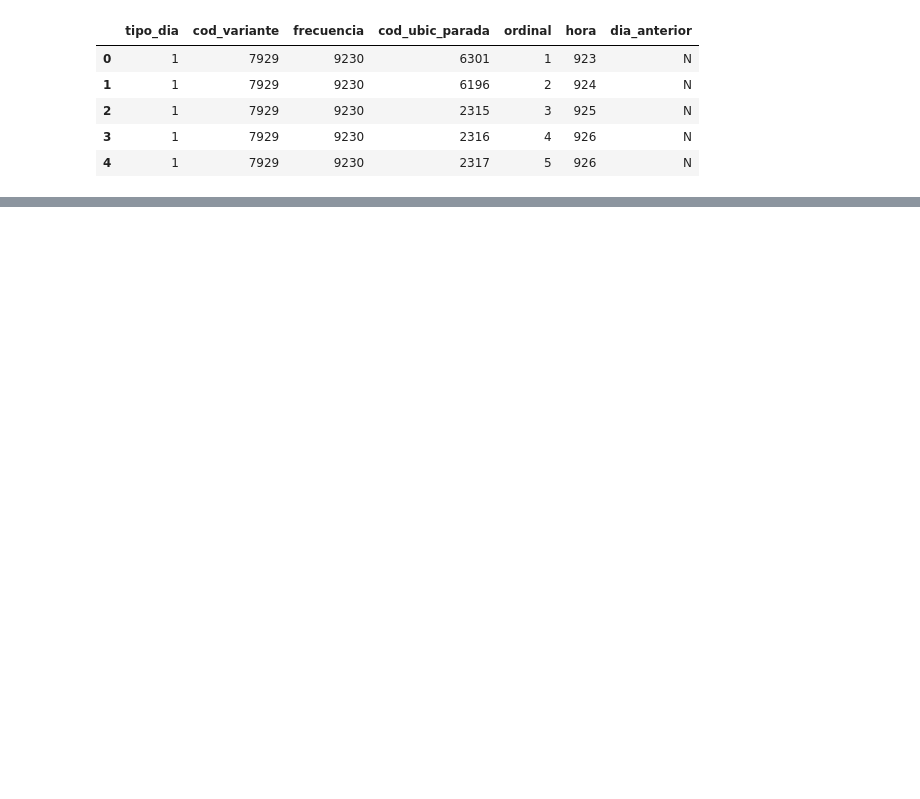
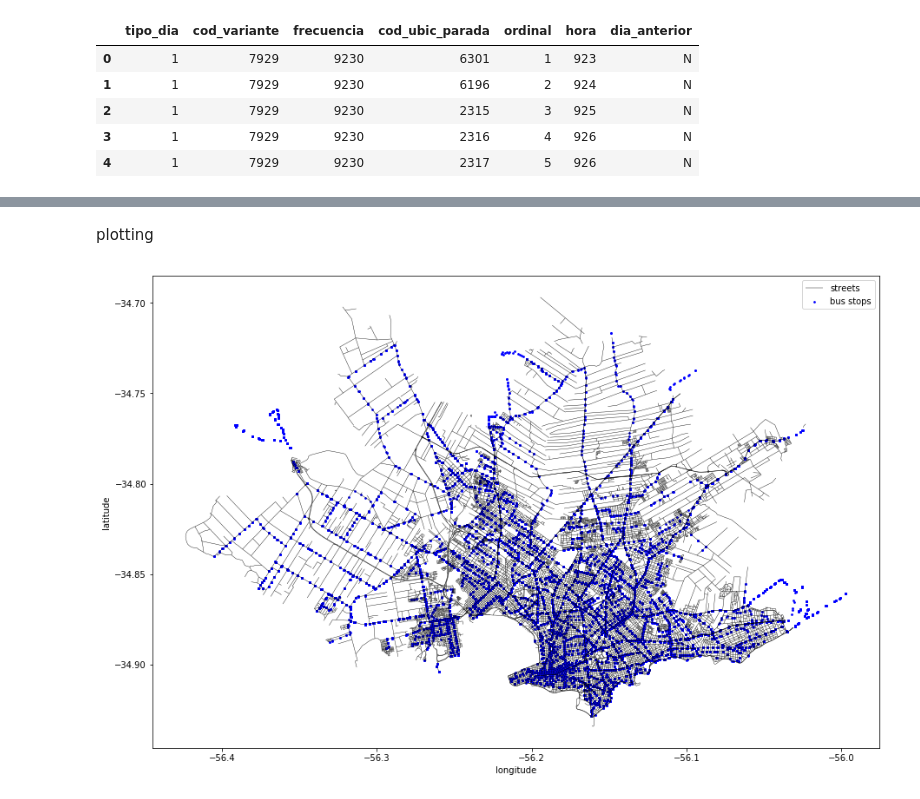
Before and after one commit to jonathan-murana/bus-generator, a Jupyter notebook: bus.ipynb, the cells around one changed output, grey strips where cells are left out. Drawn from its saved outputs; the diff is of its cells as text; code cells hidden in the pictures; blank space fills up the shorter version.

```diff
--- a/bus.ipynb
+++ b/bus.ipynb
@@ -74,0 +148,30 @@ recorridos_variantes_no_maximales.head()
+# %% [markdown]
+plotting
+# %%
+
+gdf_bus_stops=gpd.read_file("files/v_uptu_paradas/v_uptu_paradas.shp")
+gdf_bus_stops=gdf_bus_stops.to_crs(epsg=4326)
+
+gdf_streets=gpd.read_file("files/v_mdg_vias/v_mdg_vias.shp")
+gdf_streets=gdf_streets.to_crs(epsg=4326)
+
+fig, ax = plt.subplots(figsize=(15, 10))
+
+gdf_streets.plot(ax=ax,
+                linewidth=0.4,
+                color="black",
+                label="streets")
+
+
+gdf_bus_stops.plot(ax=ax,
+                   color="blue",
+                markersize=3,
+              label="bus stops")
+plt.legend()
+plt.xlabel("longitude")
+plt.ylabel("latitude")
+plt.rcParams.update({'font.size': 12})
+
+plt.savefig("figs/paradas_buses.png", bbox_inches='tight')
+# %% [output]
+[figure, added]
```
Also changed, not shown: parts of 8 cells of this notebook, 10 other files.
